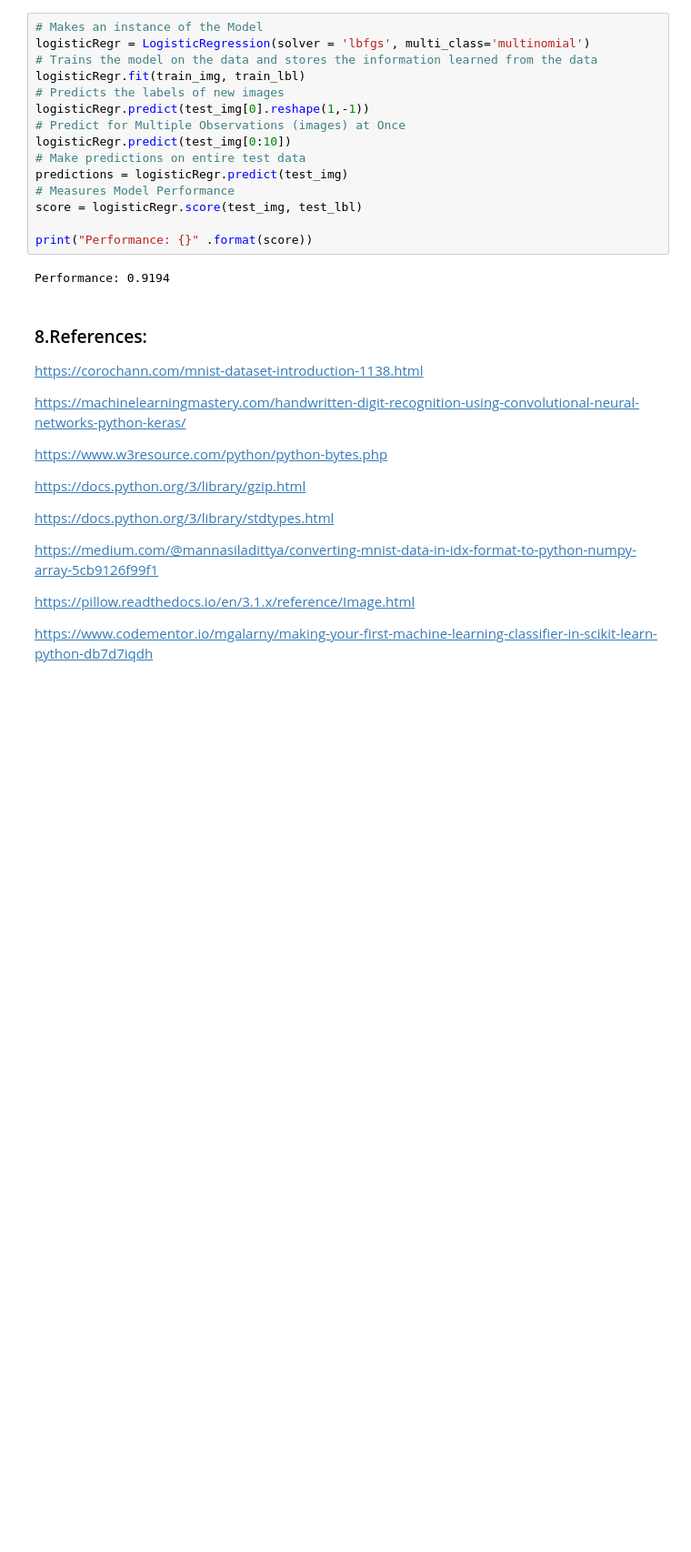
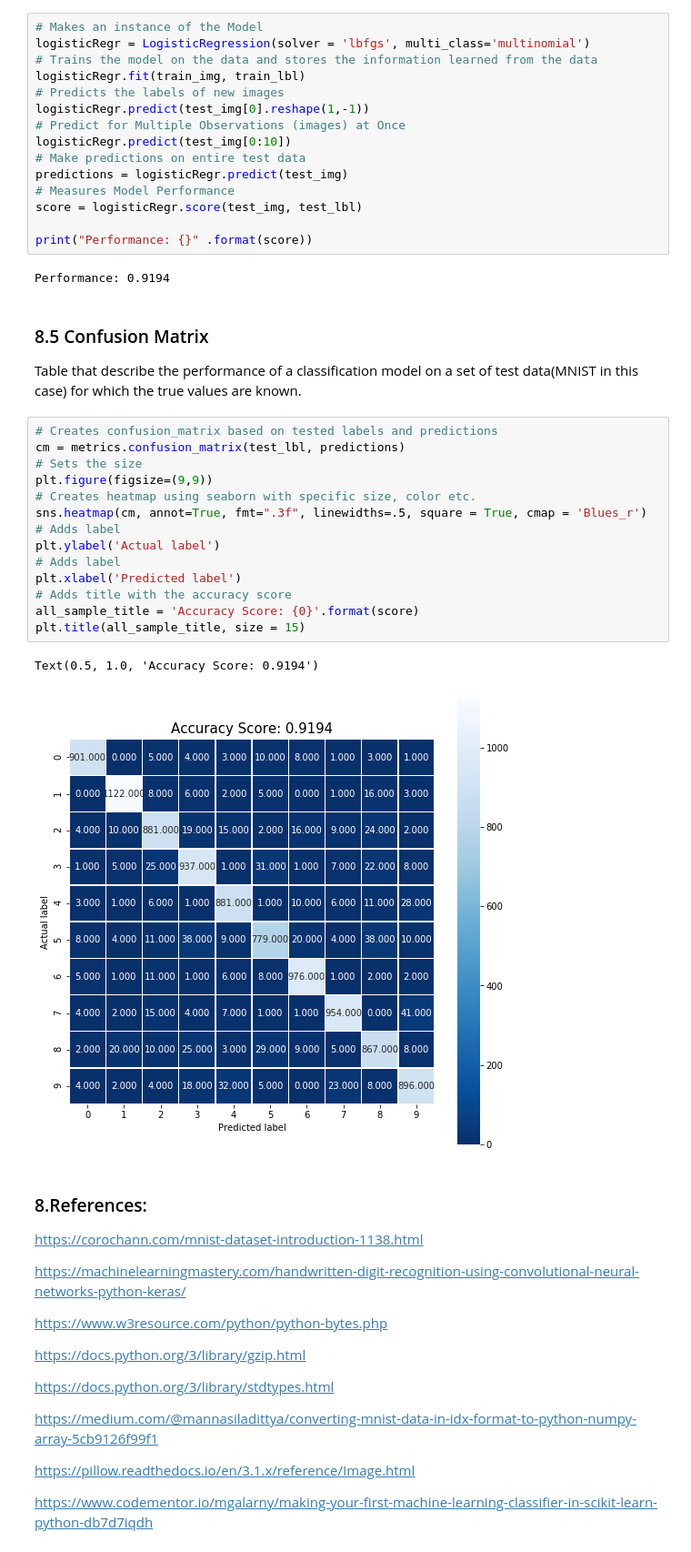
Before and after one commit to kamilam1987/Emerging_Technologies, a Jupyter notebook: mnist-dataset.ipynb, the cells around one changed output. Shown at 91% size. Drawn from its saved outputs; the diff is of its cells as text; blank space fills up the shorter version.

Commit message:
Created a confusion matrix for label

```diff
--- a/mnist-dataset.ipynb
+++ b/mnist-dataset.ipynb
@@ -290,6 +296,26 @@ score = logisticRegr.score(test_img, test_lbl)
 print("Performance: {}" .format(score))
 # %% [output]
 Performance: 0.9194
+# %% [markdown]
+### 8.5 Confusion Matrix
+Table that describe the performance of a classification model on a set of test data(MNIST in this case) for which the true values are known.
+# %%
+# Creates confusion_matrix based on tested labels and predictions
+cm = metrics.confusion_matrix(test_lbl, predictions)
+# Sets the size
+plt.figure(figsize=(9,9))
+# Creates heatmap using seaborn with specific size, color etc.
+sns.heatmap(cm, annot=True, fmt=".3f", linewidths=.5, square = True, cmap = 'Blues_r')
+# Adds label
+plt.ylabel('Actual label')
+# Adds label
+plt.xlabel('Predicted label')
+# Adds title with the accuracy score
+all_sample_title = 'Accuracy Score: {0}'.format(score)
+plt.title(all_sample_title, size = 15)
+# %% [output]
+Text(0.5, 1.0, 'Accuracy Score: 0.9194')
+[figure, added]
 # %% [markdown]
 ### 8.References:
 
```
Also changed, not shown: parts of 4 cells of this notebook.
